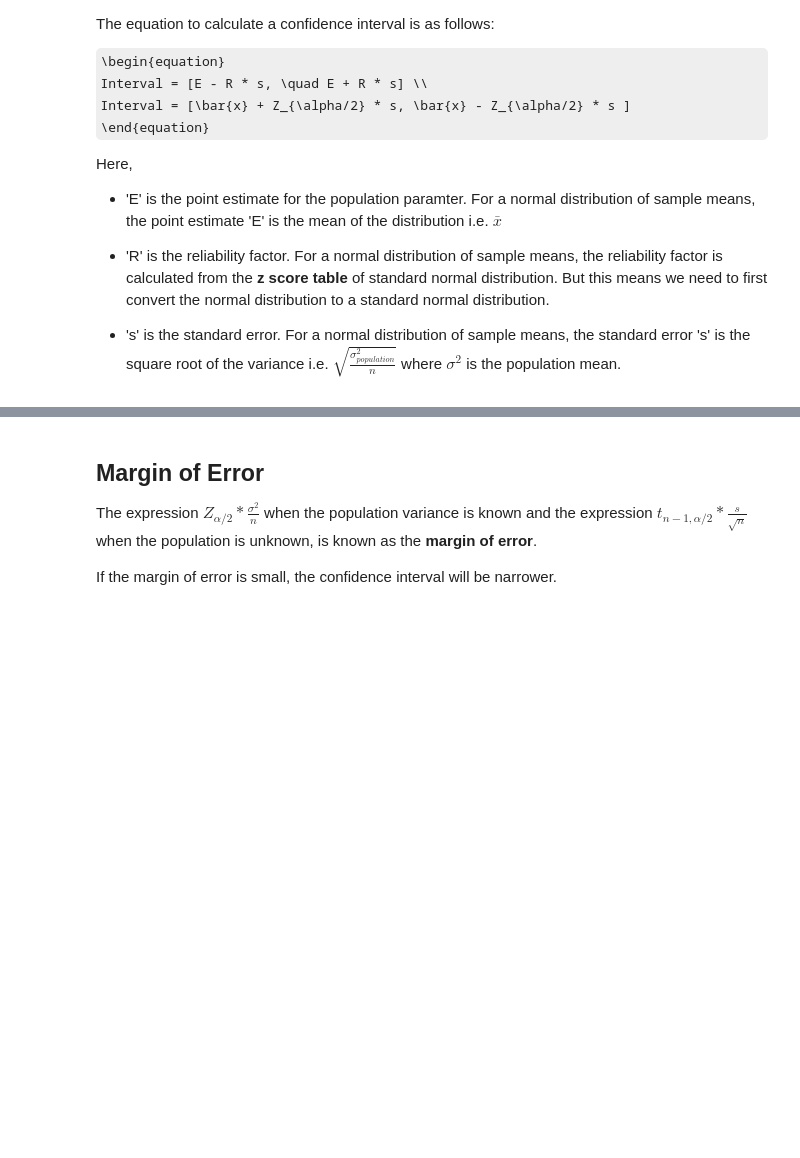
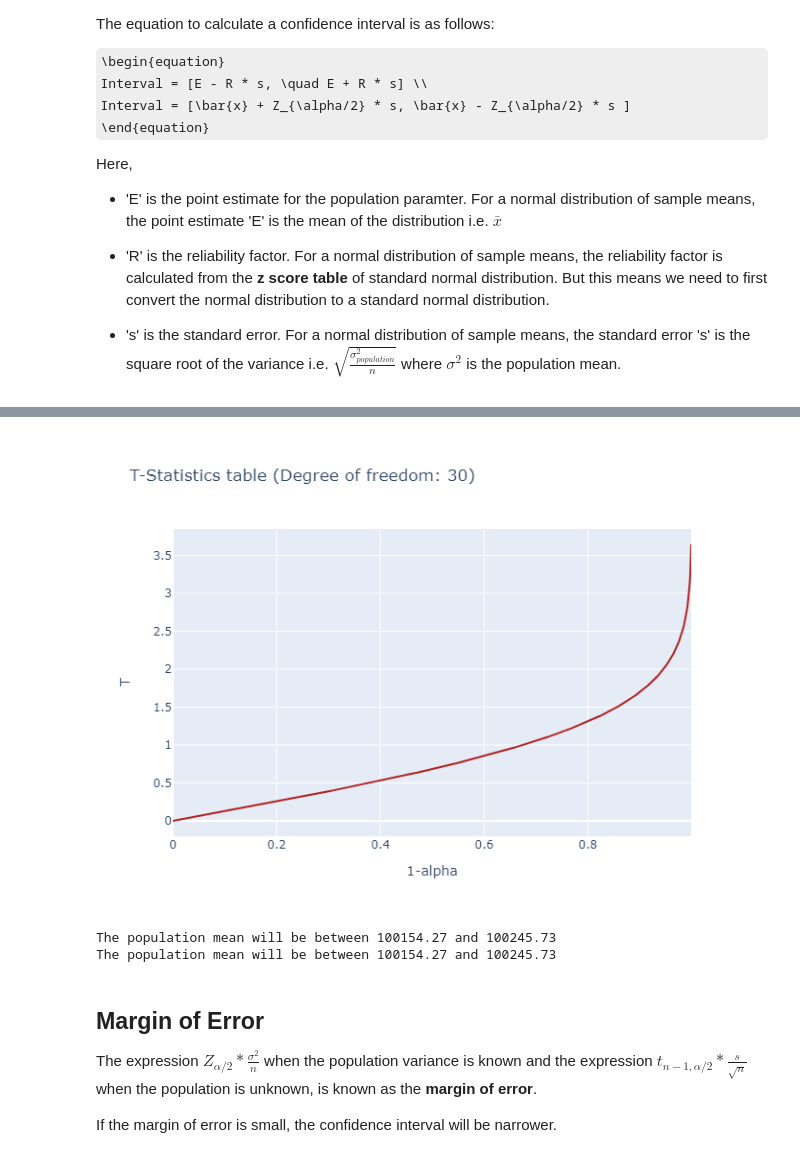
Before and after one commit to zuhairmhtb/Data-Science, a Jupyter notebook: 04 Data Science - Statistics Part 2/Data_Science_Part_2_Statistics_II.ipynb, the cells around one changed output, grey strips where cells are left out. Saved outputs shown, nothing was run; the diff lists cells and outputs as text; code cells hidden in the pictures; some formulas as TeX source; blank space fills up the shorter version.

```diff
--- a/04 Data Science - Statistics Part 2/Data_Science_Part_2_Statistics_II.ipynb
+++ b/04 Data Science - Statistics Part 2/Data_Science_Part_2_Statistics_II.ipynb
@@ -333,3 +392,53 @@ We use these values now to compute the confidence interval for the true mean.
+# %%
+def get_t_critical_value(alpha, degree_of_freedom):
+    return stats.t.ppf(1-alpha/2, degree_of_freedom)
+
+confidences = np.arange(0, 1, 0.001)
+alphas =1 - confidences
+degree_of_freedom = 30
+
+score = get_t_critical_value(alphas, degree_of_freedom)
+
+if mode == 'colab':
+    configure_plotly_browser_state()
+
+fig = go.Figure()
+
+fig.add_trace(go.Scatter(x=confidences, y=score, name='Confidences', mode='lines', marker_color='firebrick'))
+
+fig.update_layout(title='T-Statistics table (Degree of freedom: 30)',
+                  xaxis=dict(title='1-alpha'),
+                  yaxis=dict(title='T'))
+
+# Show the chart
+fig.show()
+# %% [output]
+[figure, added]
+# %%
+def calculate_t_confidence_interval(sample_mean, sample_size, sample_standard_deviation, confidence=0.95):
+    alpha = 1 - confidence
+    degree_of_freedom = sample_size - 1
+    if degree_of_freedom <= 0:
+        degree_of_freedom = 1
+    reliability_factor = get_t_critical_value(alpha, degree_of_freedom)
+
+    margin_of_error = sample_standard_deviation/np.sqrt(sample_size)
+    return (sample_mean - reliability_factor * margin_of_error, sample_mean + reliability_factor * margin_of_error)
+
+sample_mean = 100_200
+sample_variance = 15_000
+sample_size = 30
+confidence = 0.95
+
+confidence_interval = calculate_t_confidence_interval(sample_mean, sample_size, np.sqrt(sample_variance), confidence)
+print(f"The population mean will be between {confidence_interval[0]:.2f} and {confidence_interval[1]:.2f}")
+
+# Using package
+confidence_interval = stats.t.interval(confidence, sample_size-1, loc=sample_mean, scale=np.sqrt(sample_variance)/np.sqrt(sample_size))
+print(f"The population mean will be between {confidence_interval[0]:.2f} and {confidence_interval[1]:.2f}")
+# %% [output]
+The population mean will be between 100154.27 and 100245.73
+The population mean will be between 100154.27 and 100245.73
 # %% [markdown]
 ## Margin of Error
 
```
Also changed, not shown: parts of 20 cells of this notebook, 4 other files.
